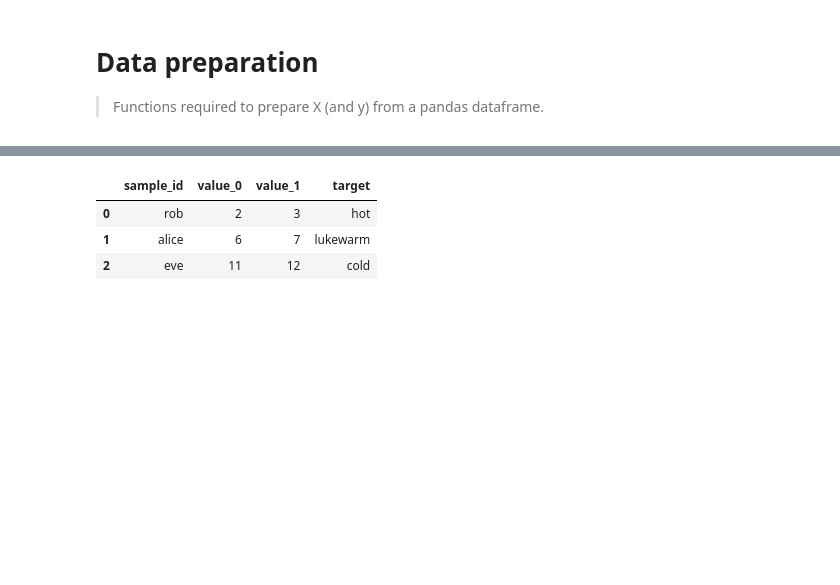
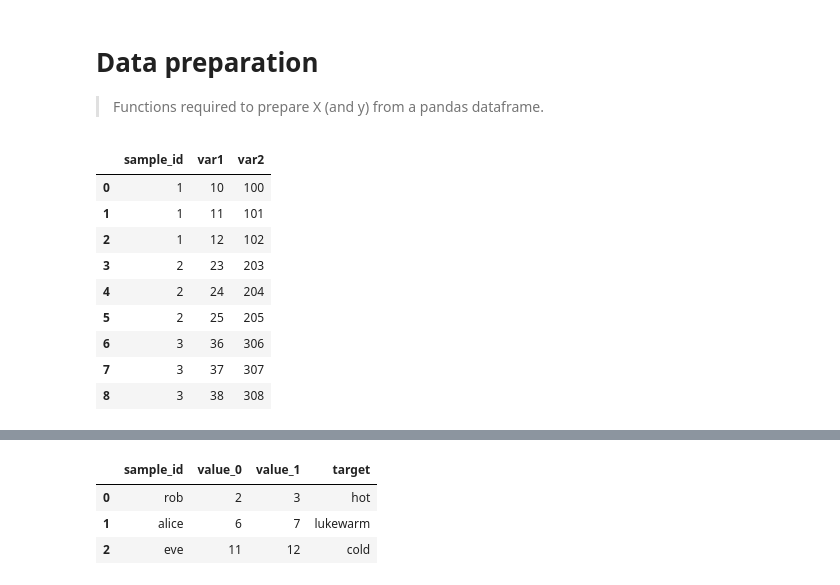
Before and after one commit to timeseriesAI/tsai, a Jupyter notebook: nbs/011_data.preparation.ipynb, the cells around one changed output, grey strips where cells are left out. Drawn from its saved outputs; the diff is of its cells as text; code cells hidden in the pictures; blank space fills up the shorter version.

```diff
--- a/nbs/011_data.preparation.ipynb
+++ b/nbs/011_data.preparation.ipynb
@@ -107,3 +112,20 @@ def split_Xy(X, y=None, splits=None):
 
 df2xy = df2Xy
 split_xy = split_Xy
+# %%
+df = pd.DataFrame()
+df['sample_id'] = np.array([1,1,1,2,2,2,3,3,3])
+df['var1'] = df['sample_id'] * 10 + df.index.values
+df['var2'] = df['sample_id'] * 100 + df.index.values
+df
+# %% [output]
+|  | sample_id | var1 | var2 |
+| 0 | 1 | 10 | 100 |
+| 1 | 1 | 11 | 101 |
+| 2 | 1 | 12 | 102 |
+| 3 | 2 | 23 | 203 |
+| 4 | 2 | 24 | 204 |
+| 5 | 2 | 25 | 205 |
+| 6 | 3 | 36 | 306 |
+| 7 | 3 | 37 | 307 |
+| 8 | 3 | 38 | 308 |
```
Also changed, not shown: parts of 32 cells of this notebook, 9 other files.
